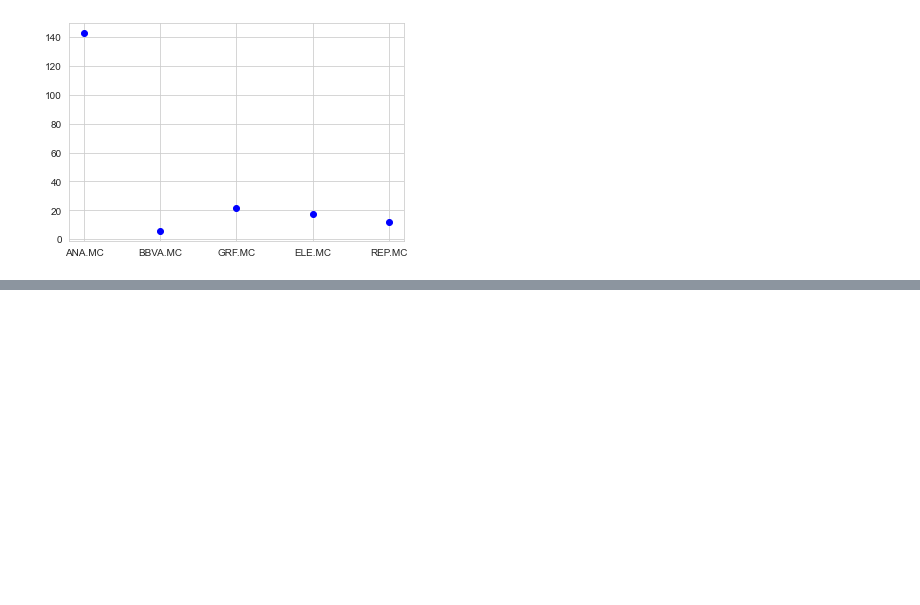
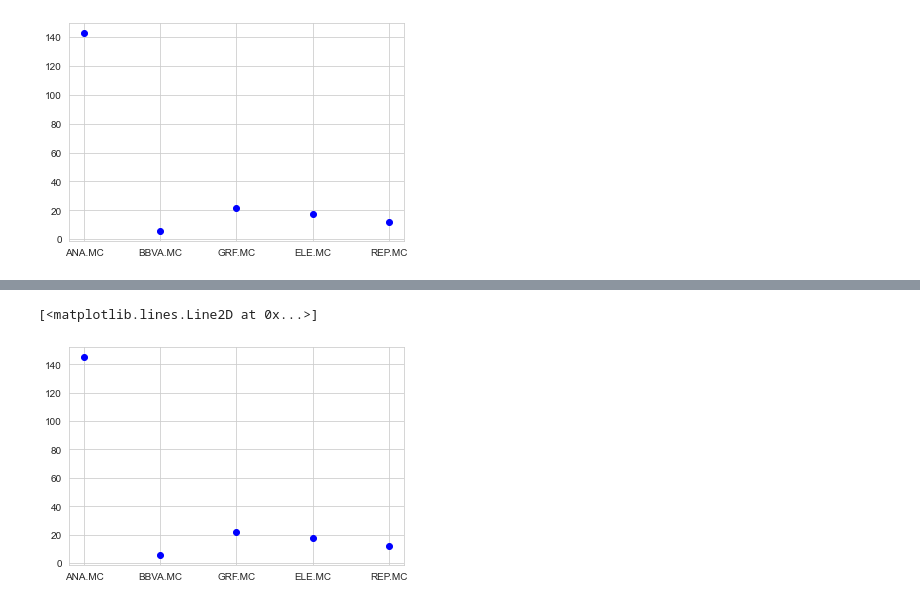
Before and after one commit to pptscdia2021/pp12021grupo8_a1-practica-profesionalizante-g8-a1, a Jupyter notebook: Segundo_Practico/CSV/visualizaciones_df.ipynb, the cells around one changed output, grey strips where cells are left out. Saved outputs shown, nothing was run; the diff lists cells and outputs as text; code cells hidden in the pictures; blank space fills up the shorter version.

```diff
--- a/Segundo_Practico/CSV/visualizaciones_df.ipynb
+++ b/Segundo_Practico/CSV/visualizaciones_df.ipynb
@@ -275,7 +278,10 @@ plt.plot(x, y, 'o', color='blue')
 # %%
 x= df2['ticker'].values
-y= df2['Low'].values
+y= df2['High'].values
 
 
 
 plt.plot(x, y, 'o', color='blue')
+# %% [output]
+[<matplotlib.lines.Line2D at 0x...>]
+[figure, added]
```
Also changed, not shown: parts of 1 cell of this notebook.
